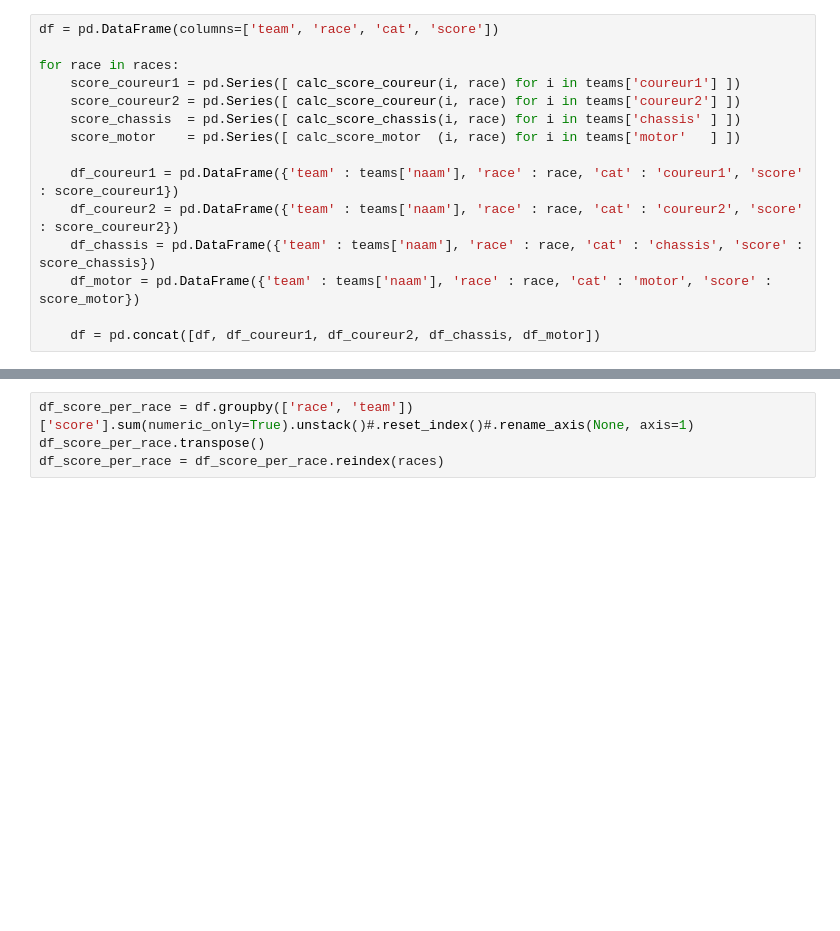
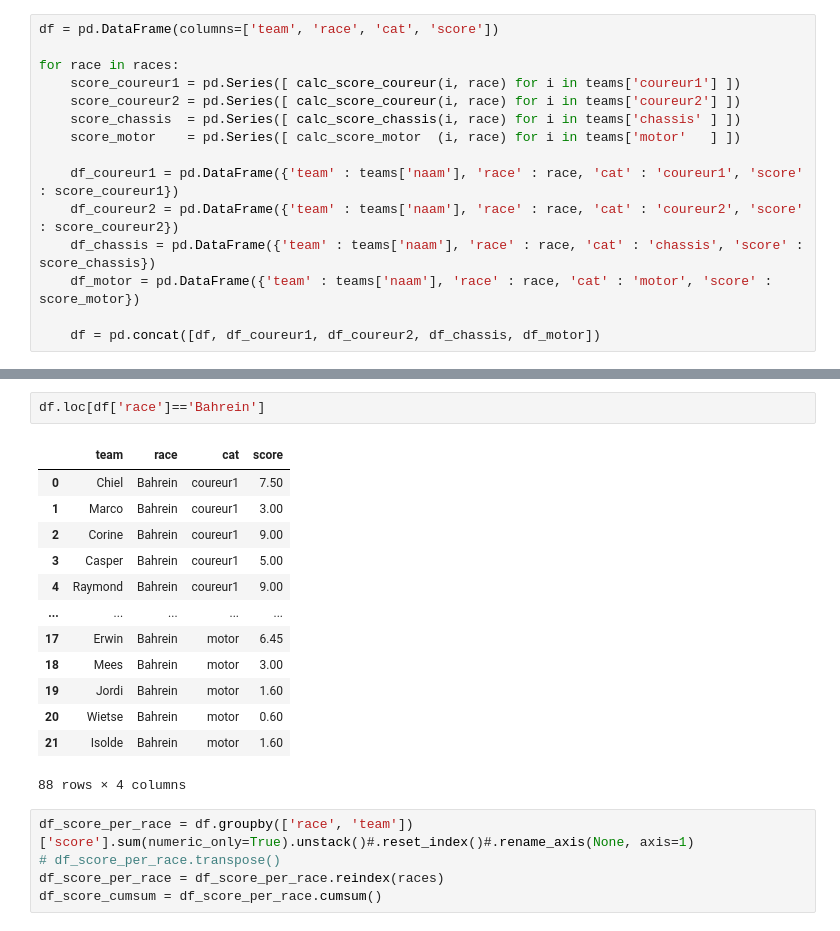
Before and after one commit to Chiil/smallprograms, a Jupyter notebook: acwef1/ACWE F1 2023.ipynb, the cells around one changed output, grey strips where cells are left out. Saved outputs shown, nothing was run; the diff lists cells and outputs as text; blank space fills up the shorter version.

```diff
--- a/acwef1/ACWE F1 2023.ipynb
+++ b/acwef1/ACWE F1 2023.ipynb
@@ -48,7 +50,24 @@ fig.write_html("test_bar.html")
 # %% [output]
 [interactive output not drawn]
+# %%
+df.loc[df['race']=='Bahrein']
+# %% [output]
+|  | team | race | cat | score |
+| 0 | Chiel | Bahrein | coureur1 | 7.50 |
+| 1 | Marco | Bahrein | coureur1 | 3.00 |
+| 2 | Corine | Bahrein | coureur1 | 9.00 |
+| 3 | Casper | Bahrein | coureur1 | 5.00 |
+| 4 | Raymond | Bahrein | coureur1 | 9.00 |
+| ... | ... | ... | ... | ... |
+| 17 | Erwin | Bahrein | motor | 6.45 |
+| 18 | Mees | Bahrein | motor | 3.00 |
+| 19 | Jordi | Bahrein | motor | 1.60 |
+| 20 | Wietse | Bahrein | motor | 0.60 |
+| 21 | Isolde | Bahrein | motor | 1.60 |
+88 rows × 4 columns
 # %%
 df_score_per_race = df.groupby(['race', 'team'])['score'].sum(numeric_only=True).unstack()#.reset_index()#.rename_axis(None, axis=1)
-df_score_per_race.transpose()
+# df_score_per_race.transpose()
 df_score_per_race = df_score_per_race.reindex(races)
+df_score_cumsum = df_score_per_race.cumsum()
 # %%
```
Also changed, not shown: parts of 4 cells of this notebook, 1 other file.
